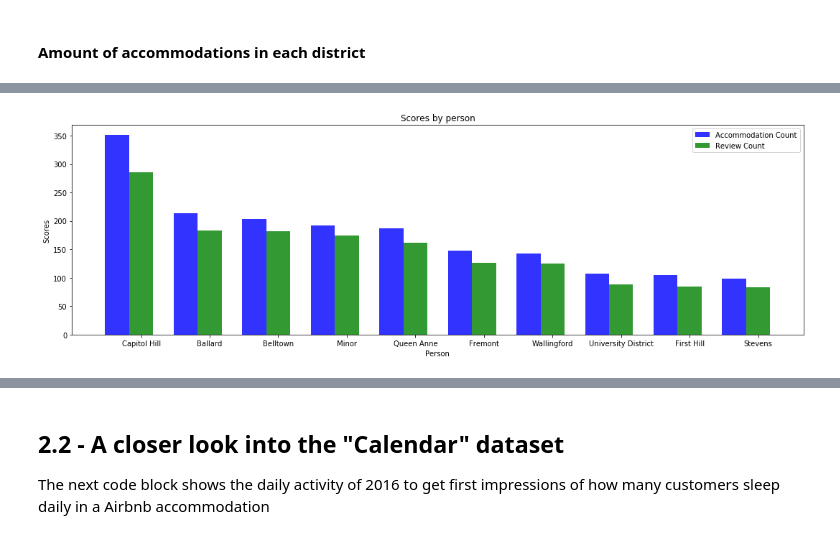
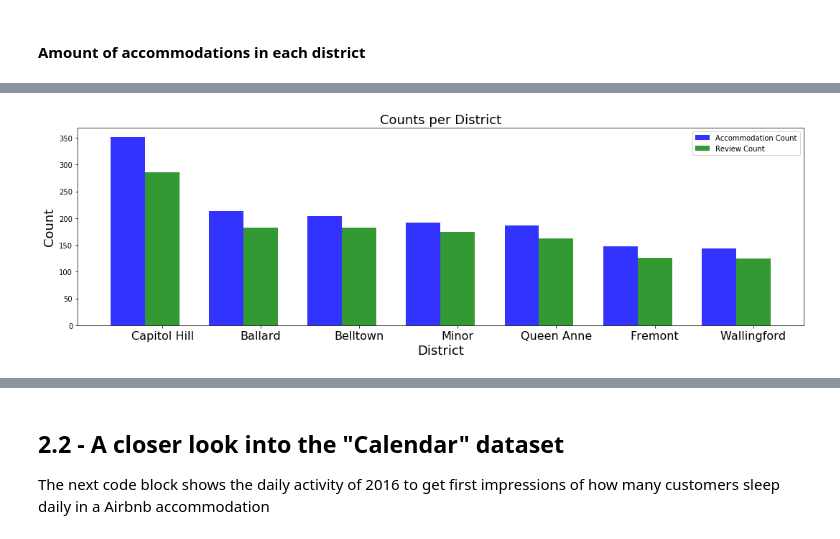
Before and after one commit to Mavengence/Kaggle-Seattle-Airbnb-Analysis-IS4861-Assignment, a Jupyter notebook: IS4861_group_project_airbnb.ipynb, the cells around one changed output, grey strips where cells are left out. Cells and saved outputs as stored; diff of their text form; code cells hidden in the pictures.

```diff
--- a/IS4861_group_project_airbnb.ipynb
+++ b/IS4861_group_project_airbnb.ipynb
@@ -252,7 +252,6 @@ plt.show()
 # %%
 # Sort, Sum and ocunt the ratings of all the citys
-
-x = sorted(rating.items(), key=lambda x: x[1])[::-1][:20]
+x = sorted(rating.items(), key=lambda x: x[1])[::-1][:10]
 names = [x[0] for x in x]
 x_sum = [x[1][0] for x in x]
 y_count = [x[1][1] for x in x]
@@ -267,9 +266,9 @@ ax1.hist(label)
 ax1.set_title("Occurrences of review scores")
 
 for i, name in enumerate(names):
-    ax2.annotate(name, (x_mean[i], y_count[i]))
+    ax2.annotate(name, (x_mean[i], y_count[i]), fontsize=15, va='bottom', ha='center')
 
-ax2.scatter(x_mean, y_count)
+ax2.scatter(x_mean, y_count, marker=".", c='y',s=1000)
 ax2.set_title("Compare the neighbourhoods")
 ax2.set_ylabel("Number of Reviews")
 ax2.set_xlabel("Mean Rating")
@@ -284,7 +283,7 @@ neighbourhoods = Counter(listings['neighbourhood'].dropna())
 sorted_neighbourhoods = sorted(neighbourhoods.items(), key=operator.itemgetter(1))[::-1]
 hoods = []
 
-for i in range(0, 10):
+for i in range(0, 7):
     hoods.append(sorted_neighbourhoods[i][0])
 # %%
 combined = listings[['room_type', 'neighbourhood']].dropna()
@@ -305,7 +304,7 @@ for hood in hoods:
 
 x_count = []
 
-for town, count in sorted_neighbourhoods[:10]:
+for town, count in sorted_neighbourhoods[:7]:
     x_count.append(count)
 # %% [output]
 Capitol Hill         has   Private: 84, Home/Apt: 245, Shared: 22 and total of 351
@@ -323,28 +319,28 @@ Stevens              has   Private: 34, Home/Apt:  50, Shared: 14 and total of
 # %%
 # data to plot
 n_groups = len(hoods)
 
 # create plot
 fig, ax = plt.subplots(figsize=(15,5))
 index = np.arange(n_groups)
 bar_width = 0.35
 opacity = 0.8
 
 rects1 = plt.bar(index, x_count, bar_width, alpha=opacity, color='b', label='Accommodation Count')
-rects2 = plt.bar(index + bar_width, y_count[:10], bar_width, alpha=opacity, color='g', label='Review Count')
+rects2 = plt.bar(index + bar_width, y_count[:7], bar_width, alpha=opacity, color='g', label='Review Count')
 
 #fig = plt.figure(figsize=(12, 6))
 
-plt.xlabel('Person')
-plt.ylabel('Scores')
-plt.title('Scores by person')
-plt.xticks(index + bar_width, hoods)
+plt.xlabel('District', fontsize=18)
+plt.ylabel('Count', fontsize=18)
+plt.title('Counts per District', fontsize=18)
+plt.xticks(index + bar_width, hoods, fontsize=16)
 plt.legend()
 
 plt.tight_layout()
 plt.show()
 # %% [output]
-[figure, old version]
+[figure, new version]
 # %%
 histo = np.array(histo).T
 y_pos = np.arange(len(hoods))
```
Also changed, not shown: parts of 14 cells of this notebook, 29 other files.
